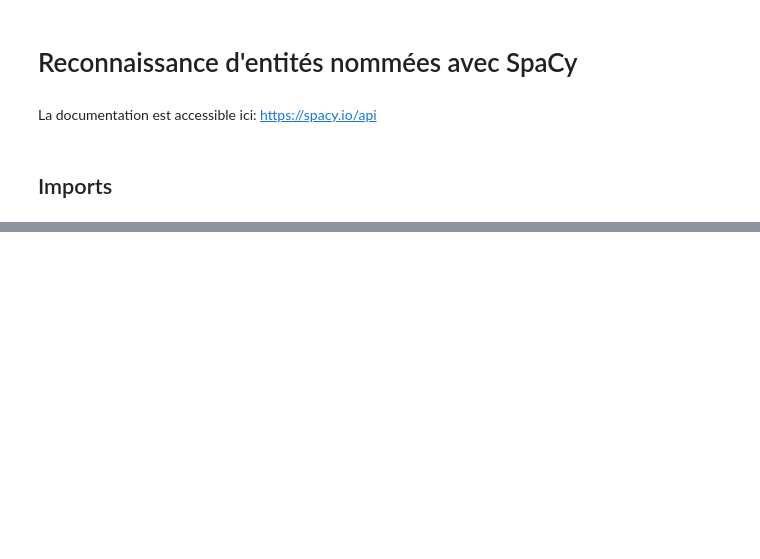
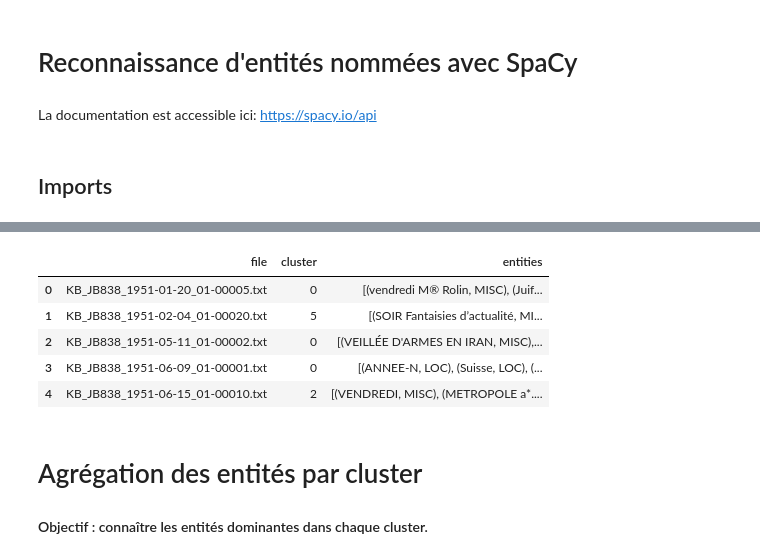
Before and after one commit to IlariaFa/tac, a Jupyter notebook: tps/tp4/s5_ner.ipynb, the cells around one changed output, grey strips where cells are left out. Saved outputs shown, nothing was run; the diff lists cells and outputs as text; code cells hidden in the pictures; blank space fills up the shorter version.

```diff
--- a/tps/tp4/s5_ner.ipynb
+++ b/tps/tp4/s5_ner.ipynb
@@ -14,3 +14,16 @@ from tqdm import tqdm
 import pandas as pd
 import matplotlib.pyplot as plt
 import networkx as nx
+# %%
+#Imports & modèle spaCy optimisé
+import pickle
+
+with open("clustering_results.pkl", "rb") as f:
+    data = pickle.load(f)
+
+clean_texts = data["clean_texts"]
+clean_files = data["clean_files"]
+clusters = data["clusters"]
+N_CLUSTERS = data["N_CLUSTERS"]
+
+print("Textes chargés :", len(clean_texts))
@@ -416,0 +34,33 @@ plt.show()
+# %%
+# Extraction doc par doc
+data_ner = []
+
+clean_entity_pattern = re.compile(r"^\W+$|^\d+$|^.{1,2}$")
+
+for text, fname, cl in tqdm(zip(clean_texts, clean_files, clusters), total=len(clean_texts)):
+    doc = nlp(text)
+
+    ents = []
+    for ent in doc.ents:
+        if clean_entity_pattern.match(ent.text):
+            continue
+        ents.append((ent.text, ent.label_))
+
+    data_ner.append({
+        "file": fname,
+        "cluster": cl,
+        "entities": ents
+    })
+
+df_ner = pd.DataFrame(data_ner)
+df_ner.head()
+# %% [output]
+|  | file | cluster | entities |
+| 0 | KB_JB838_1951-01-20_01-00005.txt | 0 | [(vendredi M® Rolin, MISC), (Juif... |
+| 1 | KB_JB838_1951-02-04_01-00020.txt | 5 | [(SOIR Fantaisies d’actualité, MI... |
+| 2 | KB_JB838_1951-05-11_01-00002.txt | 0 | [(VEILLÉE D'ARMES EN IRAN, MISC),... |
+| 3 | KB_JB838_1951-06-09_01-00001.txt | 0 | [(ANNEE-N, LOC), (Suisse, LOC), (... |
+| 4 | KB_JB838_1951-06-15_01-00010.txt | 2 | [(VENDREDI, MISC), (METROPOLE a*.... |
+# %% [markdown]
+# Agrégation des entités par cluster
+#### Objectif : connaître les entités dominantes dans chaque cluster.
```
Also changed, not shown: parts of 29 cells of this notebook, 2 other files.
